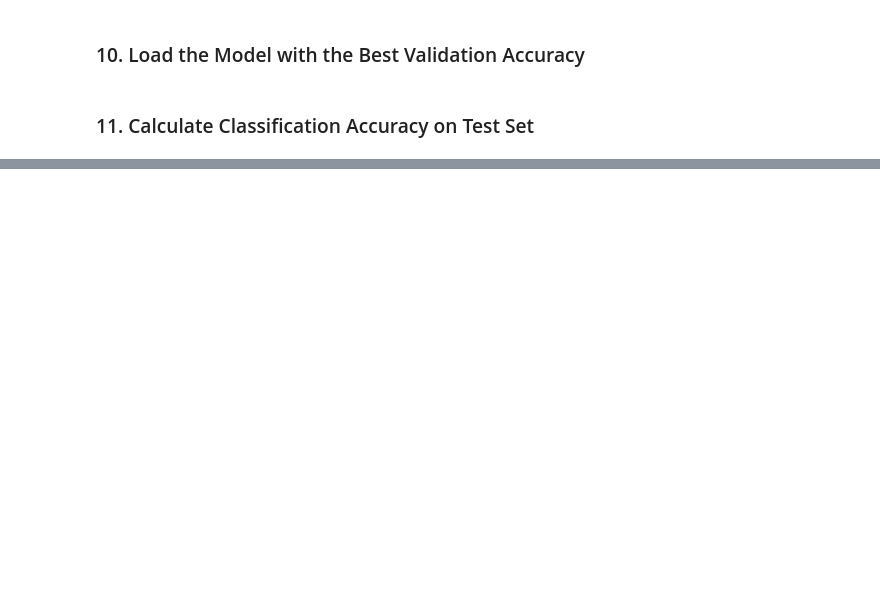
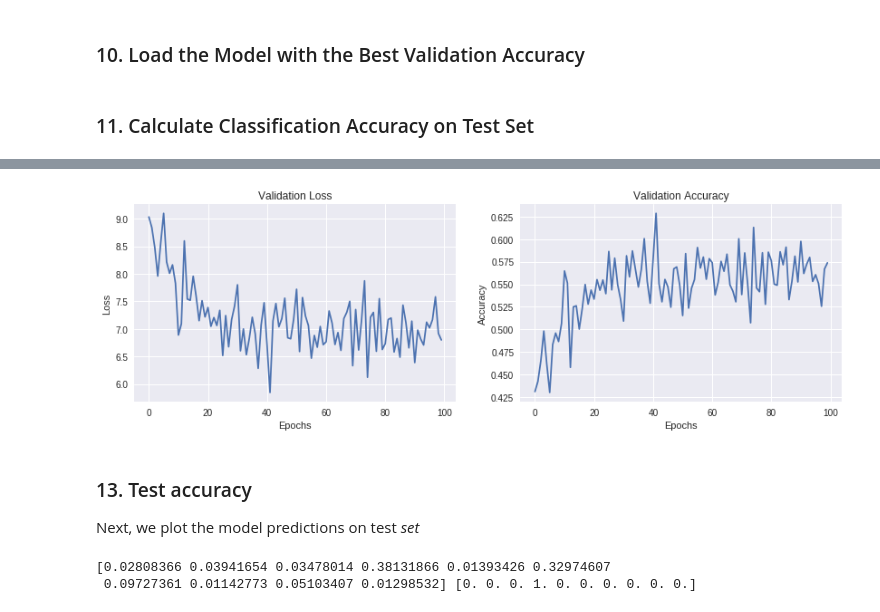
Before and after one commit to arpitsharma9/01_machine_learning, a Jupyter notebook: 02_cnn/cifar10_augmentation_tpu_1.0.ipynb, the cells around one changed output, grey strips where cells are left out. Drawn from its saved outputs; the diff is of its cells as text; code cells hidden in the pictures; blank space fills up the shorter version.

```diff
--- a/02_cnn/cifar10_augmentation_tpu_1.0.ipynb
+++ b/02_cnn/cifar10_augmentation_tpu_1.0.ipynb
@@ -199,0 +371,13 @@ print('\n', 'Test accuracy:', score[1])
+# %%
+# Validation
+plot(hist.history['val_loss'],
+     #hist.history['val_sparse_categorical_accuracy'],
+     hist.history['val_categorical_accuracy'],
+     subplot_title=['Validation Loss', 'Validation Accuracy']
+    )
+# %% [output]
+[figure, added]
+# %% [markdown]
+### 13. Test accuracy
+
+Next, we plot the model predictions on test *set*
@@ -199,0 +386,14 @@ print('\n', 'Test accuracy:', score[1])
+# %%
+# get predictions on the test set
+y_hat = cpu_model.predict(x_test)
+#y_test_c = tf.keras.utils.to_categorical(y_test, num_classes)
+
+# define text labels (source: https://www.cs.toronto.edu/~kriz/cifar.html)
+cifar10_labels = ['airplane', 'automobile', 'bird', 'cat', 'deer', 'dog', 'frog', 'horse', 'ship', 'truck']
+#y_hat[0]*100 - max probabilty for cat.
+#y_test[0] - cat
+np.argmax(y_hat[0])
+print(y_hat[0],y_test[0])
+# %% [output]
+[0.02808366 0.03941654 0.03478014 0.38131866 0.01393426 0.32974607
+ 0.09727361 0.01142773 0.05103407 0.01298532] [0. 0. 0. 1. 0. 0. 0. 0. 0. 0.]
```
Also changed, not shown: parts of 28 cells of this notebook.
